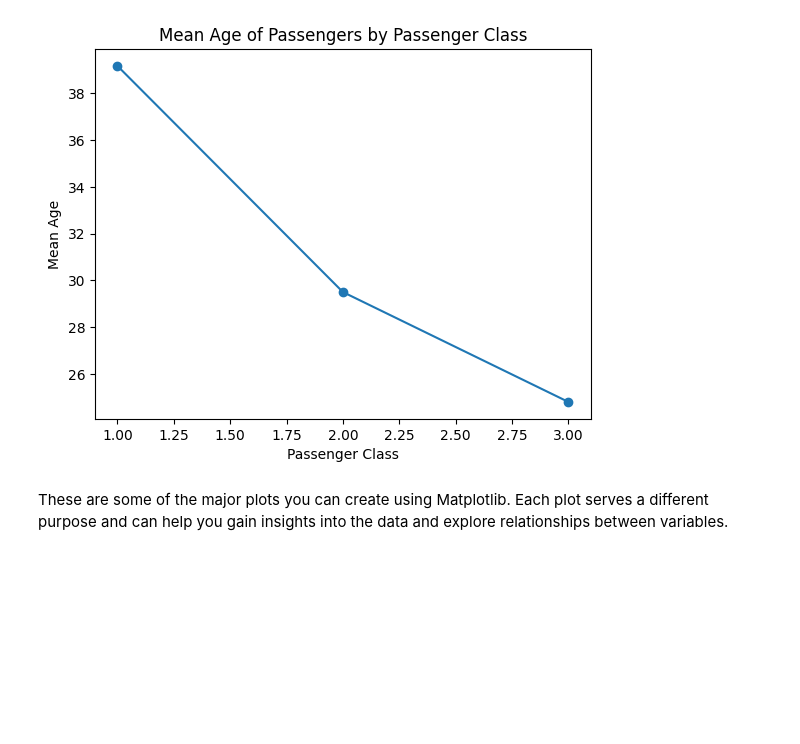
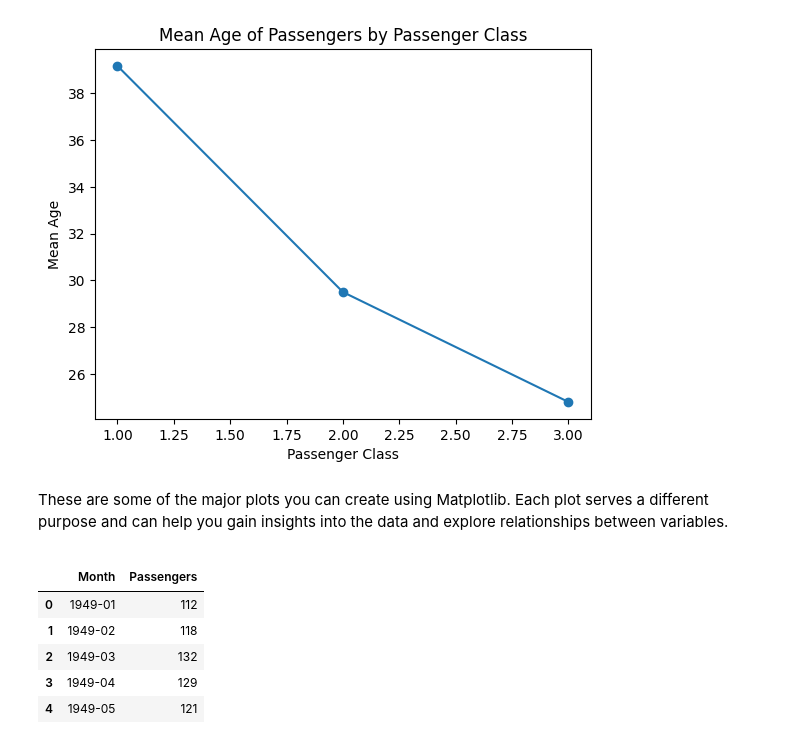
Before and after one commit to dataidea/dataidea, a Jupyter notebook: nbs/Python Data Analysis/Week3 Visualization/31_matplotlib_refined.ipynb, the cells around one changed output. Drawn from its saved outputs; the diff is of its cells as text; code cells hidden in the pictures; blank space fills up the shorter version.

```diff
--- a/nbs/Python Data Analysis/Week3 Visualization/31_matplotlib_refined.ipynb
+++ b/nbs/Python Data Analysis/Week3 Visualization/31_matplotlib_refined.ipynb
@@ -236,3 +247,13 @@ These are some of the major plots you can create using Matplotlib. Each plot ser
 <script>
      (adsbygoogle = window.adsbygoogle || []).push({});
 </script>
+# %%
+air_passengers_data = loadDataset('air_passengers')
+air_passengers_data.head()
+# %% [output]
+|  | Month | Passengers |
+| 0 | 1949-01 | 112 |
+| 1 | 1949-02 | 118 |
+| 2 | 1949-03 | 132 |
+| 3 | 1949-04 | 129 |
+| 4 | 1949-05 | 121 |
```
Also changed, not shown: parts of 10 cells of this notebook.
